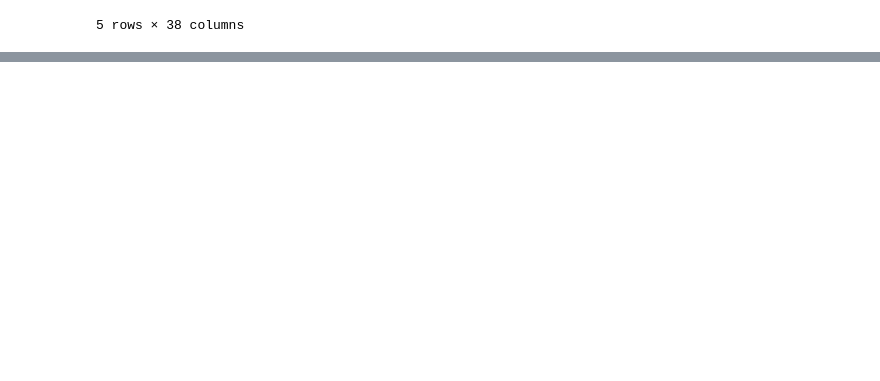
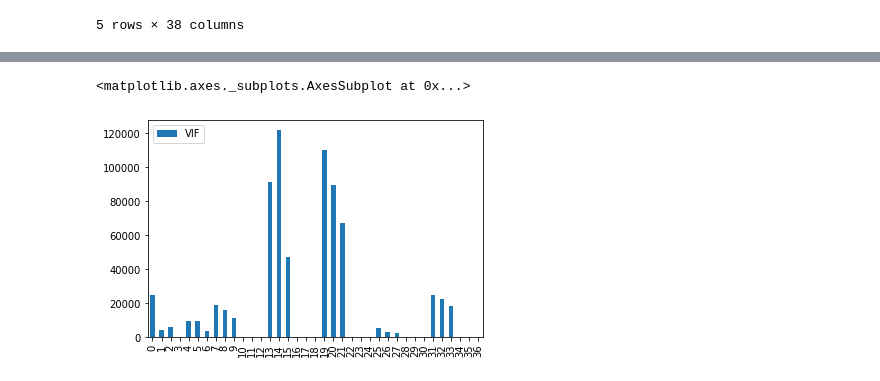
Before and after one commit to zzp1012/tesla-stock-prediction, a Jupyter notebook: draft-code/project-draft.ipynb, the cells around one changed output, grey strips where cells are left out. Drawn from its saved outputs; the diff is of its cells as text; code cells hidden in the pictures; blank space fills up the shorter version.

```diff
--- a/draft-code/project-draft.ipynb
+++ b/draft-code/project-draft.ipynb
@@ -194,0 +227,13 @@ stock_df.tail(5)
+# %%
+def calc_vif(X):
+    # Calculating VIF
+    vif = pd.DataFrame()
+    vif["variables"] = X.columns
+    vif["VIF"] = [variance_inflation_factor(X.values, i) for i in range(X.shape[1])]
+    return(vif)
+
+vif = calc_vif(stock_df.iloc[:, list(range(3)) + list(range(4, len(stock_df.columns)))])
+vif.plot(kind="bar")
+# %% [output]
+<matplotlib.axes._subplots.AxesSubplot at 0x...>
+[figure, added]
```
Also changed, not shown: parts of 10 cells of this notebook.
